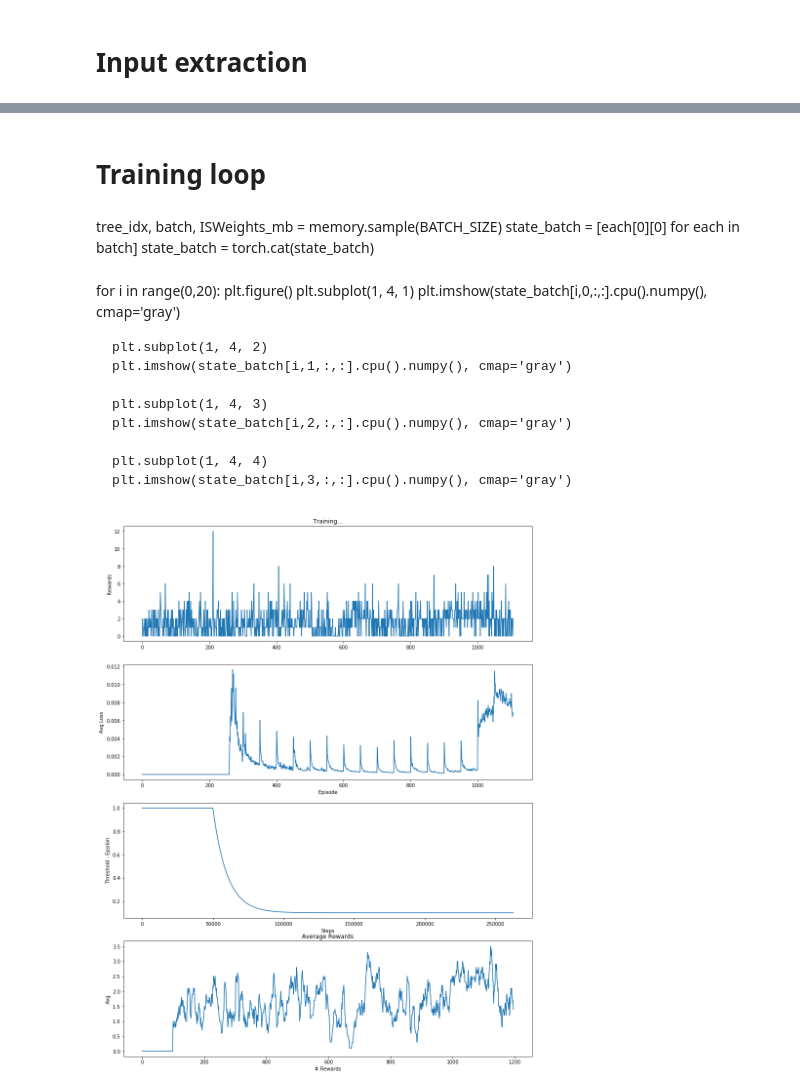
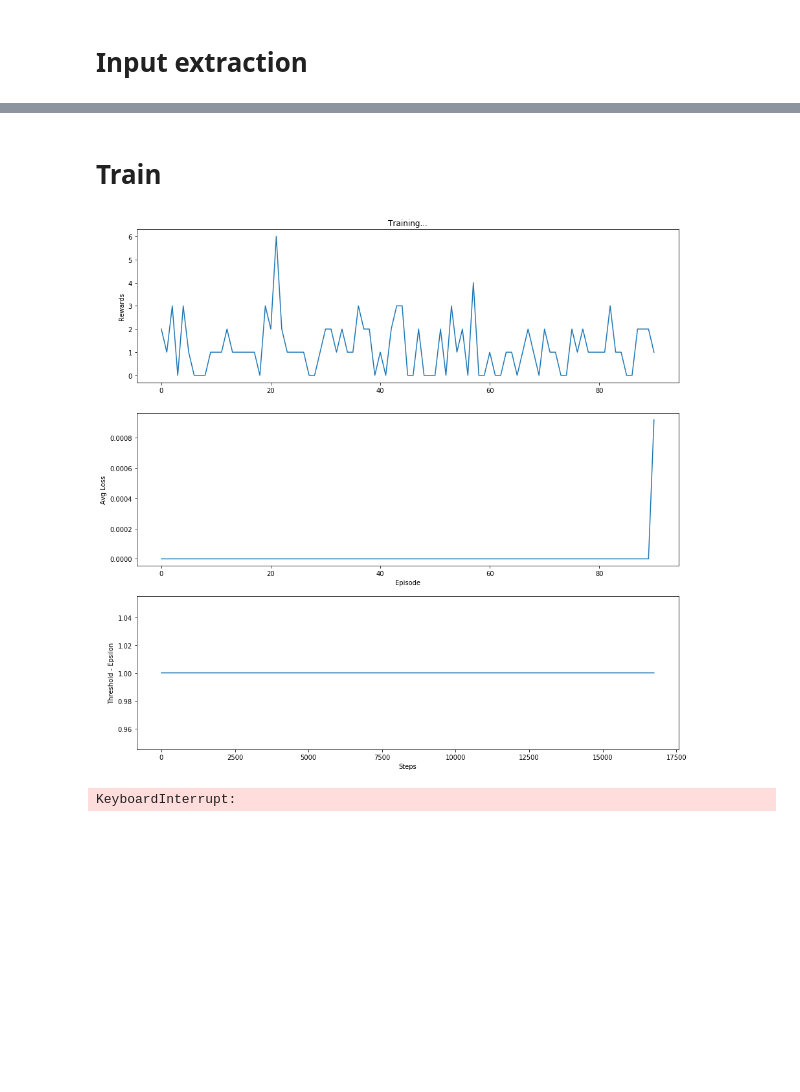
Before and after one commit to carlos-bologna/rl, a Jupyter notebook: breakout/breakout_pytorch.ipynb, the cells around one changed output, grey strips where cells are left out. Drawn from its saved outputs; the diff is of its cells as text; code cells hidden in the pictures; blank space fills up the shorter version.

```diff
--- a/breakout/breakout_pytorch.ipynb
+++ b/breakout/breakout_pytorch.ipynb
@@ -38,2 +26,14 @@ device = torch.device("cuda" if torch.cuda.is_available() else "cpu")
+# %%
+BATCH_SIZE = 32
+GAMMA = 0.99
+EPS_START = 1.0
+EPS_END = 0.1
+EPS_DECAY = 0.0001
+TARGET_UPDATE = 50
+MEMORY_CAPACITY = 50000
+LEARNING_RATE = 0.00001
+IMG_TARGET_SIZE = (84, 84, 1)
+NUM_EPISODES = 100000
+MAX_EPISODE_LENGTH = 18000
 # %% [markdown]
 # Replay Memory
@@ -522,27 +214,7 @@ def plot_rewards():
-# %% [markdown]
-# Training loop
-# %% [markdown]
-tree_idx, batch, ISWeights_mb = memory.sample(BATCH_SIZE)
-state_batch = [each[0][0] for each in batch]
-state_batch = torch.cat(state_batch)
-# %% [markdown]
-for i in range(0,20):
-    plt.figure()
-    plt.subplot(1, 4, 1)
-    plt.imshow(state_batch[i,0,:,:].cpu().numpy(), cmap='gray')
-
-    plt.subplot(1, 4, 2)
-    plt.imshow(state_batch[i,1,:,:].cpu().numpy(), cmap='gray')
-
-    plt.subplot(1, 4, 3)
-    plt.imshow(state_batch[i,2,:,:].cpu().numpy(), cmap='gray')
-
-    plt.subplot(1, 4, 4)
-    plt.imshow(state_batch[i,3,:,:].cpu().numpy(), cmap='gray')
 # %%
 def optimize_model():
 
-    if len(memory) < memory.tree.capacity:
+    if len(memory) < MEMORY_CAPACITY / 3:
         return
 
     tree_idx, batch, ISWeights_mb = memory.sample(BATCH_SIZE)
@@ -589,17 +261,14 @@ def optimize_model():
 
     # Compute Huber loss
     loss = F.smooth_l1_loss(state_action_values, expected_state_action_values)
-    #loss = torch.mean(expected_state_action_values - state_action_values)
-    #loss = (expected_state_action_values - state_action_values).pow(2).sum().sqrt()
-    #loss = ((expected_state_action_values - state_action_values) * torch.from_numpy(ISWeights_mb).to(device)).pow(2).sum().sqrt()
 
     # Optimize the model
     optimizer.zero_grad()
 
     loss.backward()
 
-    #for param in policy_net.parameters():
-    #    param.grad.data.clamp_(-1, 1)
+    for param in policy_net.parameters():
+        param.grad.data.clamp_(-1, 1)
 
     prios = (state_action_values - expected_state_action_values).cpu().detach().numpy().squeeze()
 
@@ -608,13 +277,22 @@ def optimize_model():
     optimizer.step()
 
     return loss
+# %% [markdown]
+# Train
 # %%
 from IPython.display import clear_output
 
-num_episodes = 100000
-n_steps = 10000
+# Get screen size so that we can initialize layers correctly based on shape
+# returned from AI gym. Typical dimensions at this point are close to 3x40x90
+# which is the result of a clamped and down-scaled render buffer in get_screen()
+init_screen = get_screen()
+screen_batch, screen_channel, screen_height, screen_width = init_screen.shape
 
-for i_episode in range(num_episodes):
+memory = ReplayMemory(MEMORY_CAPACITY)
+
+steps_done = 0
+
+for i_episode in range(NUM_EPISODES):
 
     # Initialize the environment and state
     env.reset()
@@ -628,7 +306,7 @@ for i_episode in range(num_episodes):
     frame_buffer.push(s)
     state = frame_buffer.pull()
 
-    for t in range(n_steps):
+    for t in range(MAX_EPISODE_LENGTH):
 
         # Select and perform an action
         action = select_action(state)
@@ -647,31 +325,32 @@ for i_episode in range(num_episodes):
         # Store the transition in memory (for Replay)
         experience = state, action, reward, next_state, done
 
         memory.store(experience)
 
         # Perform one step of the optimization (on the target network)
         loss = optimize_model()
         total_loss += loss if loss else 0
 
         if done:
             episode_rewards.append(total_reward)
             episode_loss.append(total_loss / t)
             clear_output(True)
             plot_rewards()
             break
         else:
             state = next_state
 
     # Update the target network, copying all weights and biases in DQN
     if i_episode % TARGET_UPDATE == 0:
         target_net.load_state_dict(policy_net.state_dict())
 
     # Save model
     if i_episode % (TARGET_UPDATE * 5) == 0:
         torch.save(target_net.state_dict(), 'model/target_net_state_dict.pt')
 
 print('Complete')
 #env.render()
 env.close()
 # %% [output]
-[figure, old version]
+[figure, new version]
+KeyboardInterrupt:
```
Also changed, not shown: parts of 21 cells of this notebook, 4 other files.
